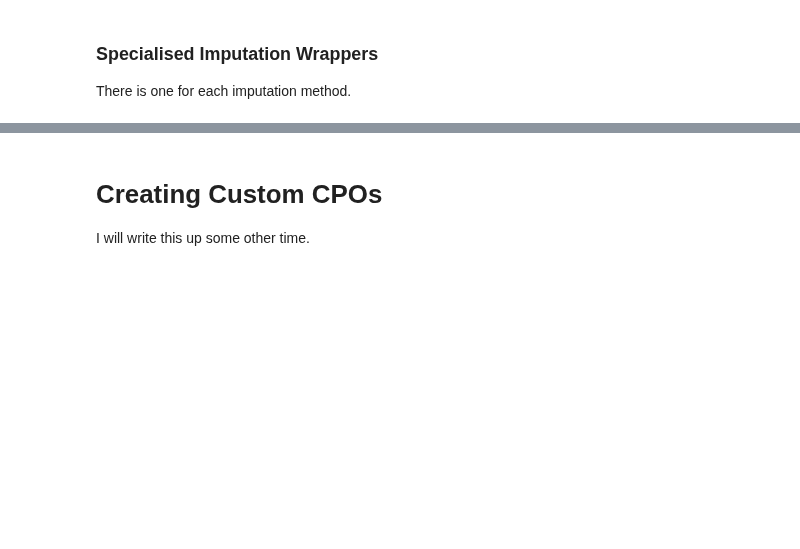
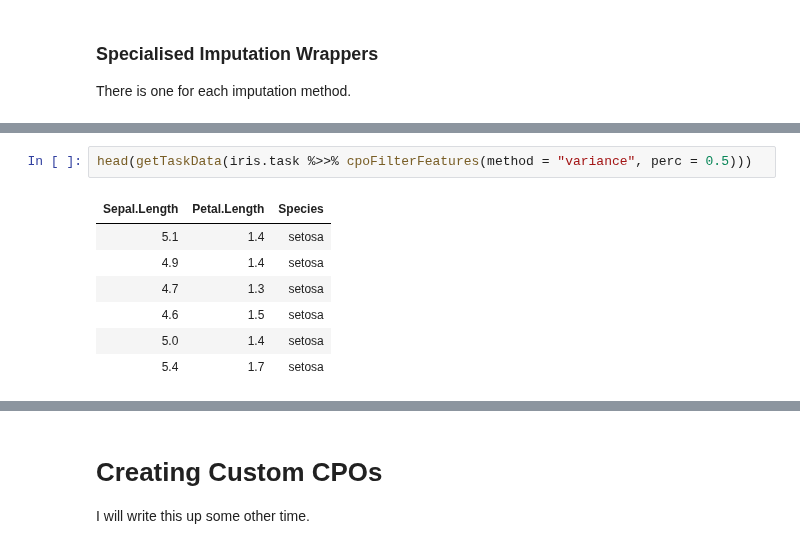
Before and after one commit to mlr-org/mlrCPO, a Jupyter notebook: todo-files/CPO Vignette.ipynb, the cells around one changed output, grey strips where cells are left out. Saved outputs shown, nothing was run; the diff lists cells and outputs as text; blank space fills up the shorter version.

```diff
--- a/todo-files/CPO Vignette.ipynb
+++ b/todo-files/CPO Vignette.ipynb
@@ -366,0 +909,10 @@ listCPO()[listCPO()$subcategory == "specialised", c("name", "description")]
+# %%
+head(getTaskData(iris.task %>>% cpoFilterFeatures(method = "variance", perc = 0.5)))
+# %% [output]
+| Sepal.Length | Petal.Length | Species |
+| 5.1 | 1.4 | setosa |
+| 4.9 | 1.4 | setosa |
+| 4.7 | 1.3 | setosa |
+| 4.6 | 1.5 | setosa |
+| 5.0 | 1.4 | setosa |
+| 5.4 | 1.7 | setosa |
```
Also changed, not shown: parts of 89 cells of this notebook, 45 other files.
